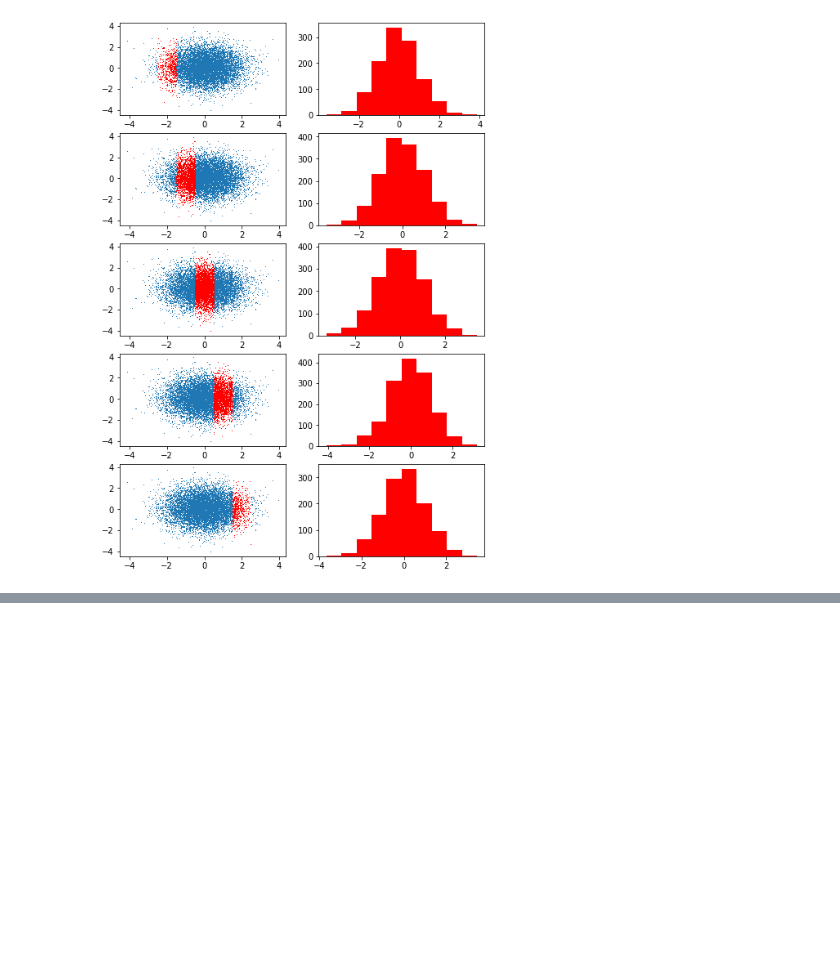
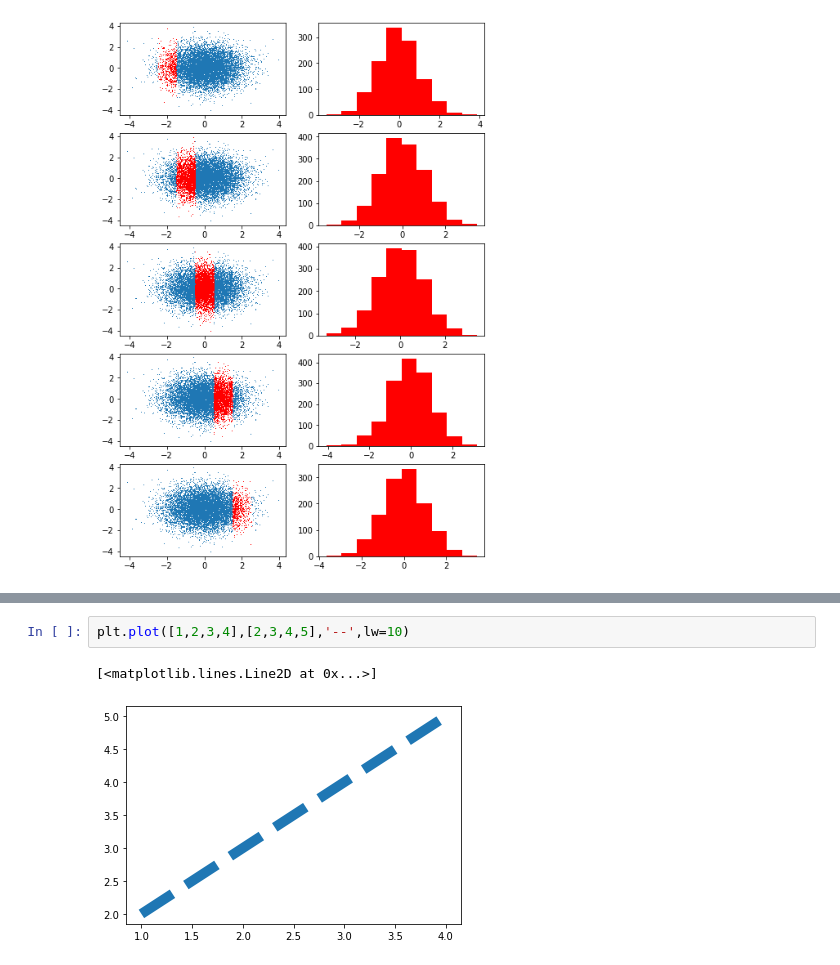
Before and after one commit to guebin/DV2022_backup, a Jupyter notebook: _notebooks/draft.ipynb, the cells around one changed output, grey strips where cells are left out. Saved outputs shown, nothing was run; the diff lists cells and outputs as text; blank space fills up the shorter version.

```diff
--- a/_notebooks/draft.ipynb
+++ b/_notebooks/draft.ipynb
@@ -159,0 +177,5 @@ h([+0.6,+1.0],[x3,y3],ax[4,1])
+# %%
+plt.plot([1,2,3,4],[2,3,4,5],'--',lw=10)
+# %% [output]
+[<matplotlib.lines.Line2D at 0x...>]
+[figure, added]
```
Also changed, not shown: parts of 54 cells of this notebook.
